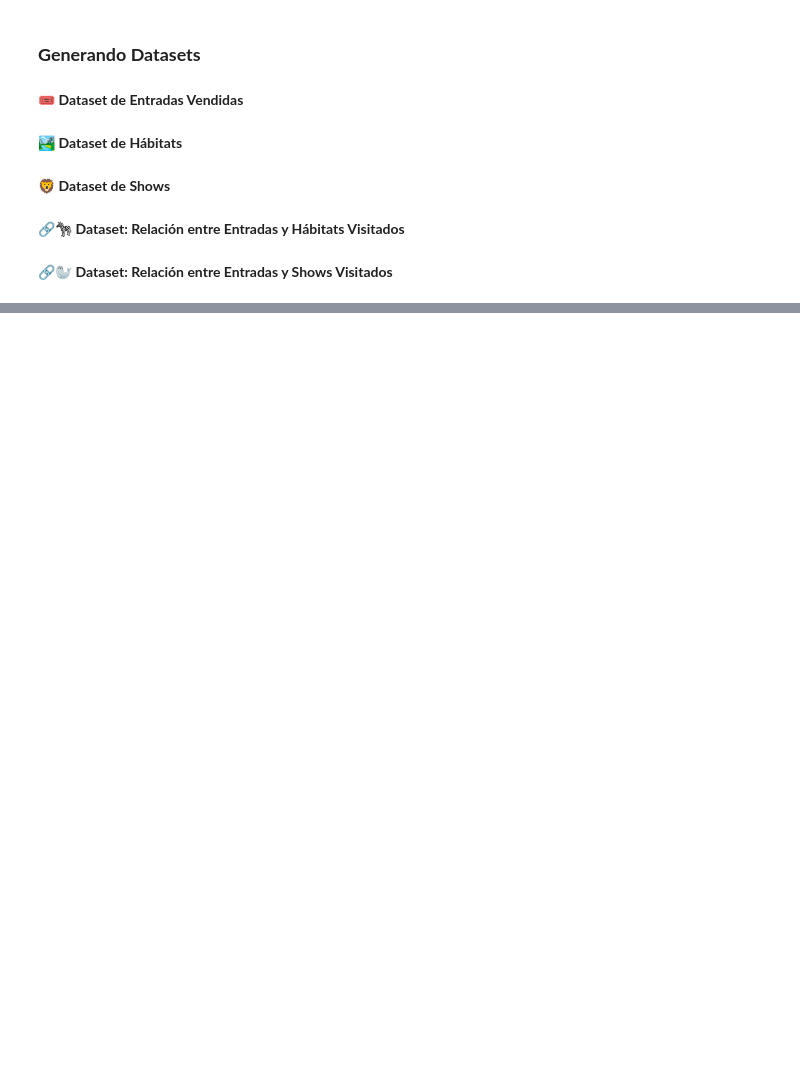
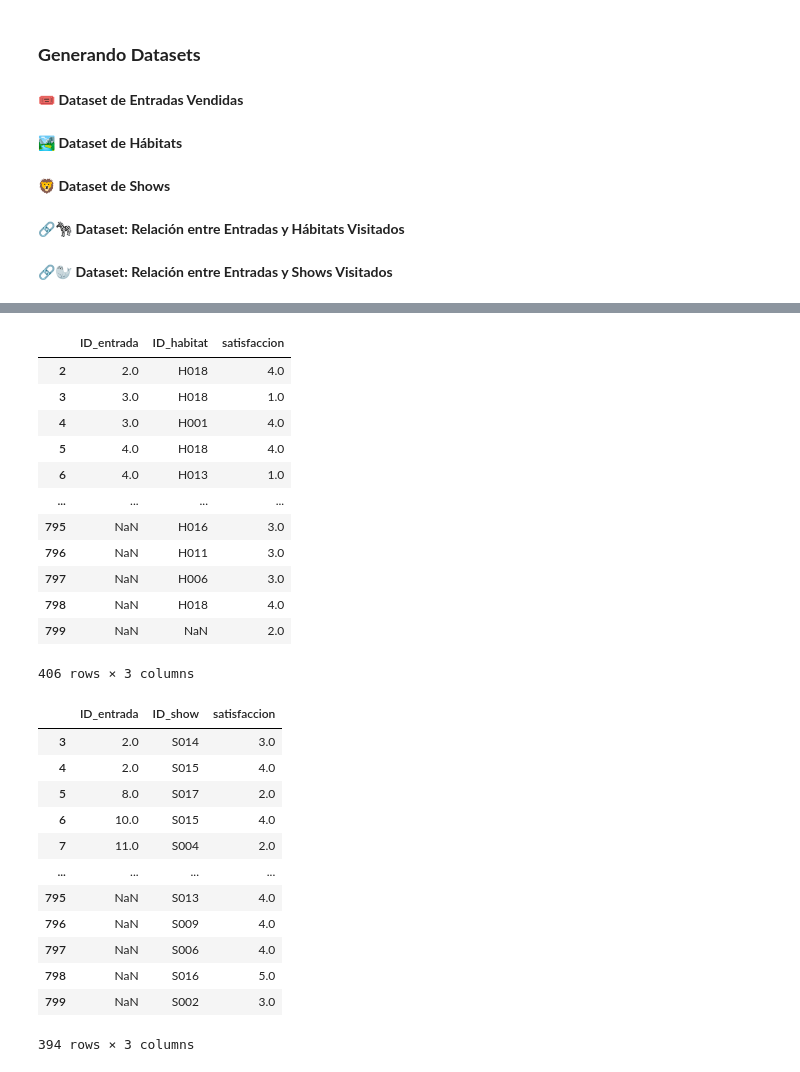
Before and after one commit to LBrownI/pandas_zoo, a Jupyter notebook: Tarea_2_Taller_Software_DS_Grupo_14.ipynb.ipynb, the cells around one changed output, grey strips where cells are left out. Drawn from its saved outputs; the diff is of its cells as text; code cells hidden in the pictures; blank space fills up the shorter version.

```diff
--- a/Tarea_2_Taller_Software_DS_Grupo_14.ipynb.ipynb
+++ b/Tarea_2_Taller_Software_DS_Grupo_14.ipynb.ipynb
@@ -383,0 +438,35 @@ display(loaded)
+# %%
+# Eliminamos todas las filas que contienen claves foraneas
+# que ya no existen sus respectivas claves primarias
+visitas_habitats_sin_ids_eliminados = visitas_habitats[~visitas_habitats['ID_entrada'].isin(ids_entradas_eliminadas)]
+visitas_shows_sin_ids_eliminados = visitas_shows[~visitas_shows['ID_entrada'].isin(ids_entradas_eliminadas)]
+
+display(visitas_habitats_sin_ids_eliminados)
+display(visitas_shows_sin_ids_eliminados)
+# %% [output]
+|  | ID_entrada | ID_habitat | satisfaccion |
+| 2 | 2.0 | H018 | 4.0 |
+| 3 | 3.0 | H018 | 1.0 |
+| 4 | 3.0 | H001 | 4.0 |
+| 5 | 4.0 | H018 | 4.0 |
+| 6 | 4.0 | H013 | 1.0 |
+| ... | ... | ... | ... |
+| 795 | NaN | H016 | 3.0 |
+| 796 | NaN | H011 | 3.0 |
+| 797 | NaN | H006 | 3.0 |
+| 798 | NaN | H018 | 4.0 |
+| 799 | NaN | NaN | 2.0 |
+406 rows × 3 columns
+|  | ID_entrada | ID_show | satisfaccion |
+| 3 | 2.0 | S014 | 3.0 |
+| 4 | 2.0 | S015 | 4.0 |
+| 5 | 8.0 | S017 | 2.0 |
+| 6 | 10.0 | S015 | 4.0 |
+| 7 | 11.0 | S004 | 2.0 |
+| ... | ... | ... | ... |
+| 795 | NaN | S013 | 4.0 |
+| 796 | NaN | S009 | 4.0 |
+| 797 | NaN | S006 | 4.0 |
+| 798 | NaN | S016 | 5.0 |
+| 799 | NaN | S002 | 3.0 |
+394 rows × 3 columns
```
Also changed, not shown: parts of 12 cells of this notebook, 11 other files.
